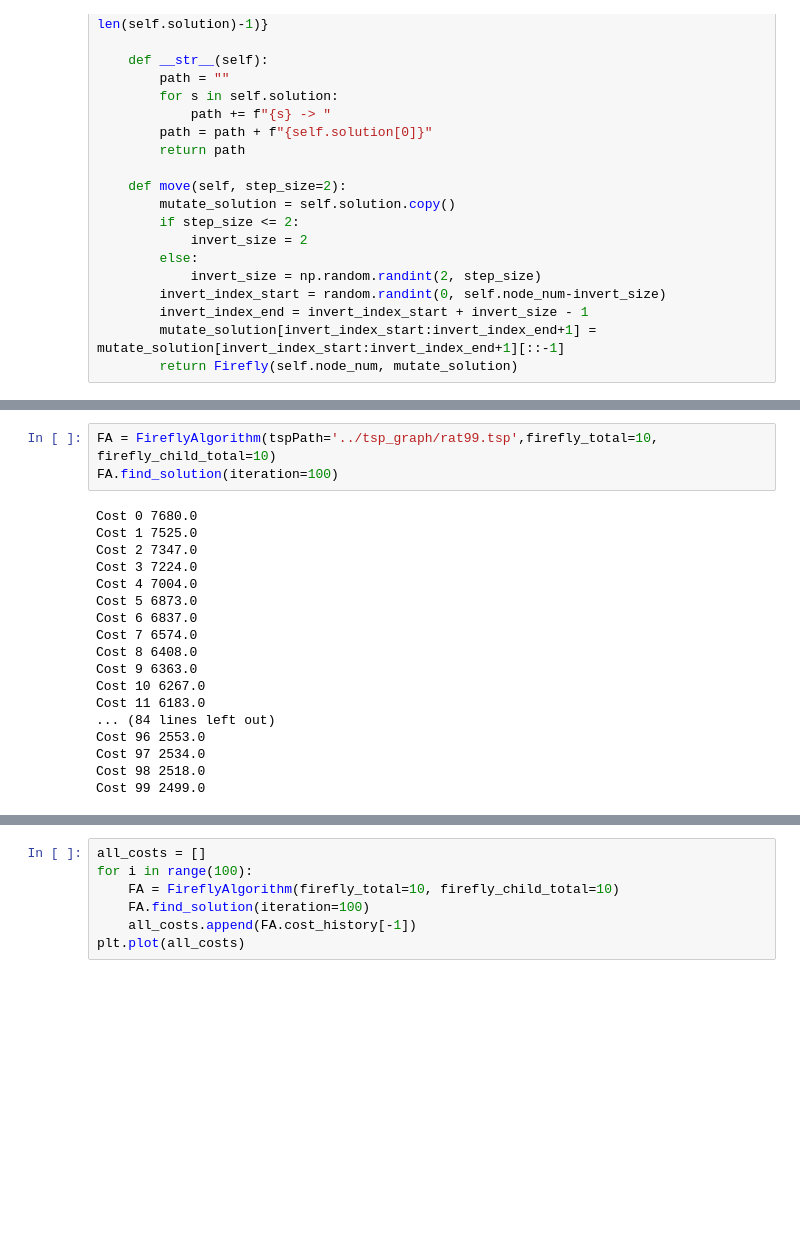
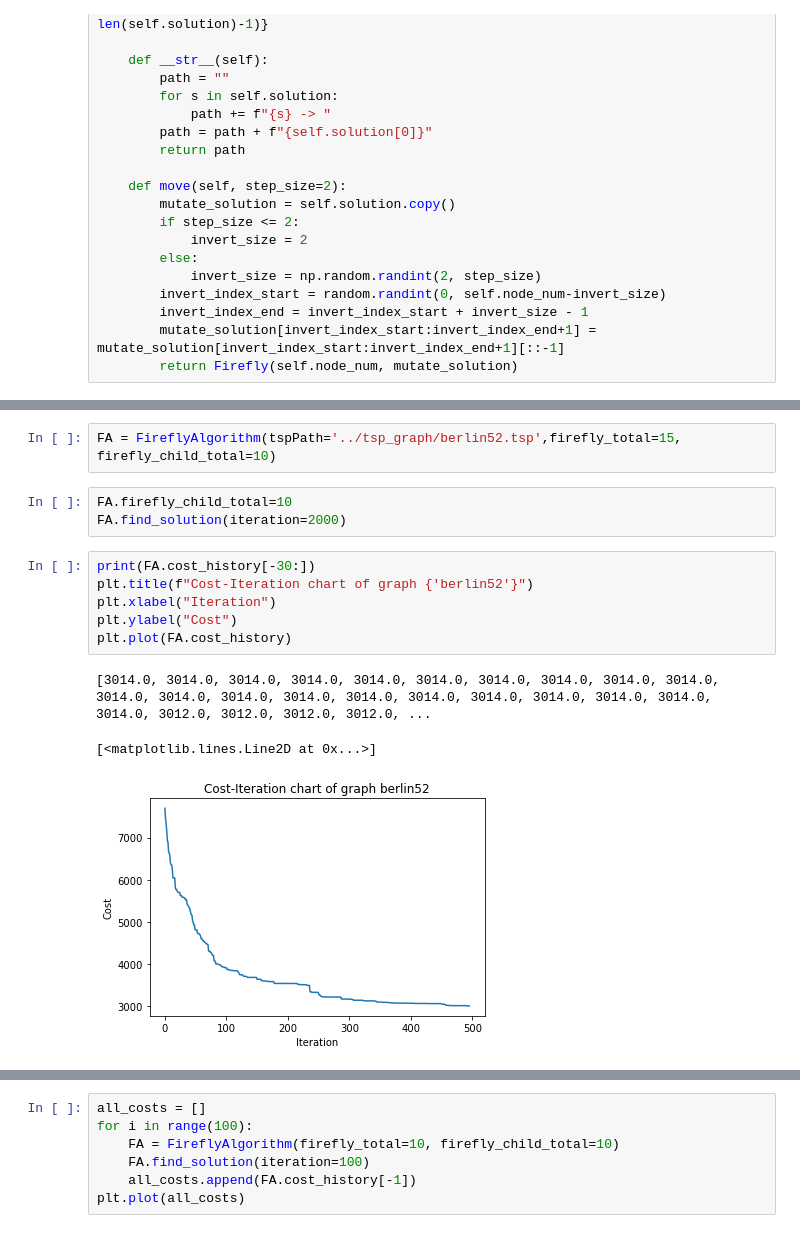
Before and after one commit to jayin92/AI-capstone-final-project, a Jupyter notebook: FireflyAlgorithm/Firefly.ipynb, the cells around one changed output, grey strips where cells are left out. Drawn from its saved outputs; the diff is of its cells as text; blank space fills up the shorter version.

```diff
--- a/FireflyAlgorithm/Firefly.ipynb
+++ b/FireflyAlgorithm/Firefly.ipynb
@@ -419,21 +229,15 @@ class FireflyAlgorithm():
 # %%
-FA = FireflyAlgorithm(tspPath='../tsp_graph/rat99.tsp',firefly_total=10, firefly_child_total=10)
-FA.find_solution(iteration=100)
+FA = FireflyAlgorithm(tspPath='../tsp_graph/berlin52.tsp',firefly_total=15, firefly_child_total=10)
-# %% [output]
-Cost 0 7680.0
-Cost 1 7525.0
-Cost 2 7347.0
-Cost 3 7224.0
-Cost 4 7004.0
-Cost 5 6873.0
-Cost 6 6837.0
-Cost 7 6574.0
-Cost 8 6408.0
-Cost 9 6363.0
-Cost 10 6267.0
-Cost 11 6183.0
-... (84 lines left out)
-Cost 96 2553.0
-Cost 97 2534.0
-Cost 98 2518.0
-Cost 99 2499.0
+# %%
+FA.firefly_child_total=10
+FA.find_solution(iteration=2000)
+# %%
+print(FA.cost_history[-30:])
+plt.title(f"Cost-Iteration chart of graph {'berlin52'}")
+plt.xlabel("Iteration")
+plt.ylabel("Cost")
+plt.plot(FA.cost_history)
+# %% [output]
+[3014.0, 3014.0, 3014.0, 3014.0, 3014.0, 3014.0, 3014.0, 3014.0, 3014.0, 3014.0, 3014.0, 3014.0, 3014.0, 3014.0, 3014.0, 3014.0, 3014.0, 3014.0, 3014.0, 3014.0, 3014.0, 3012.0, 3012.0, 3012.0, 3012.0, ...
+[<matplotlib.lines.Line2D at 0x...>]
+[figure, added]
```
Also changed, not shown: parts of 11 cells of this notebook, 1 other file.
